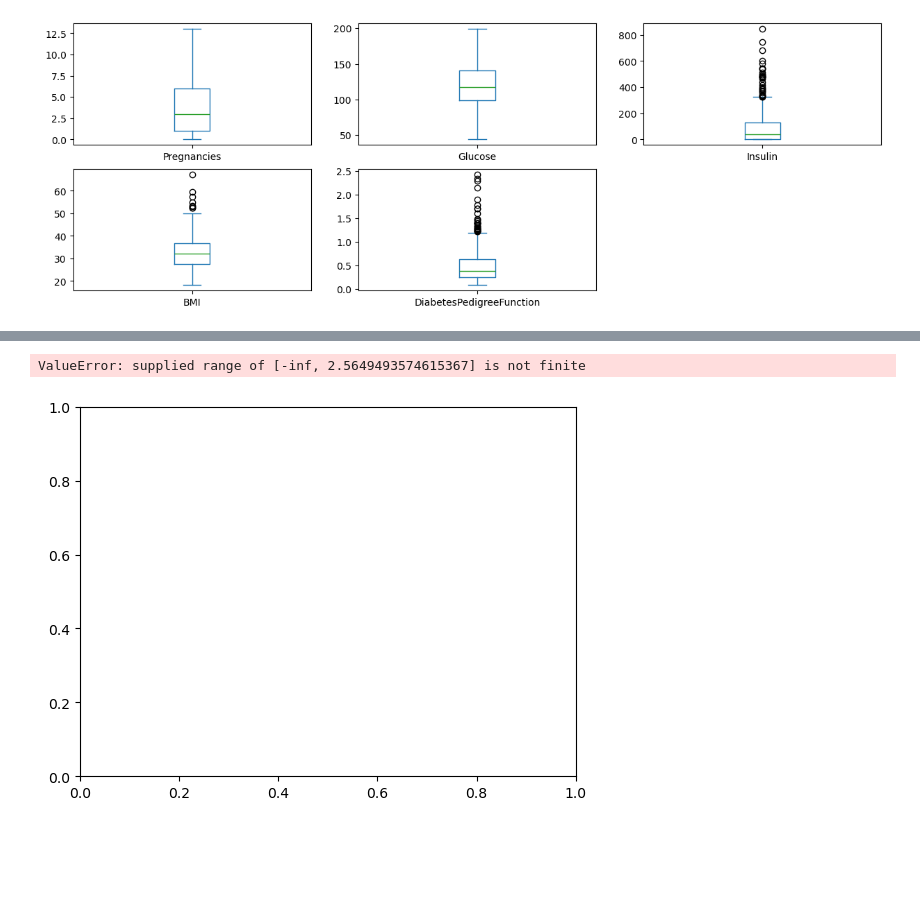
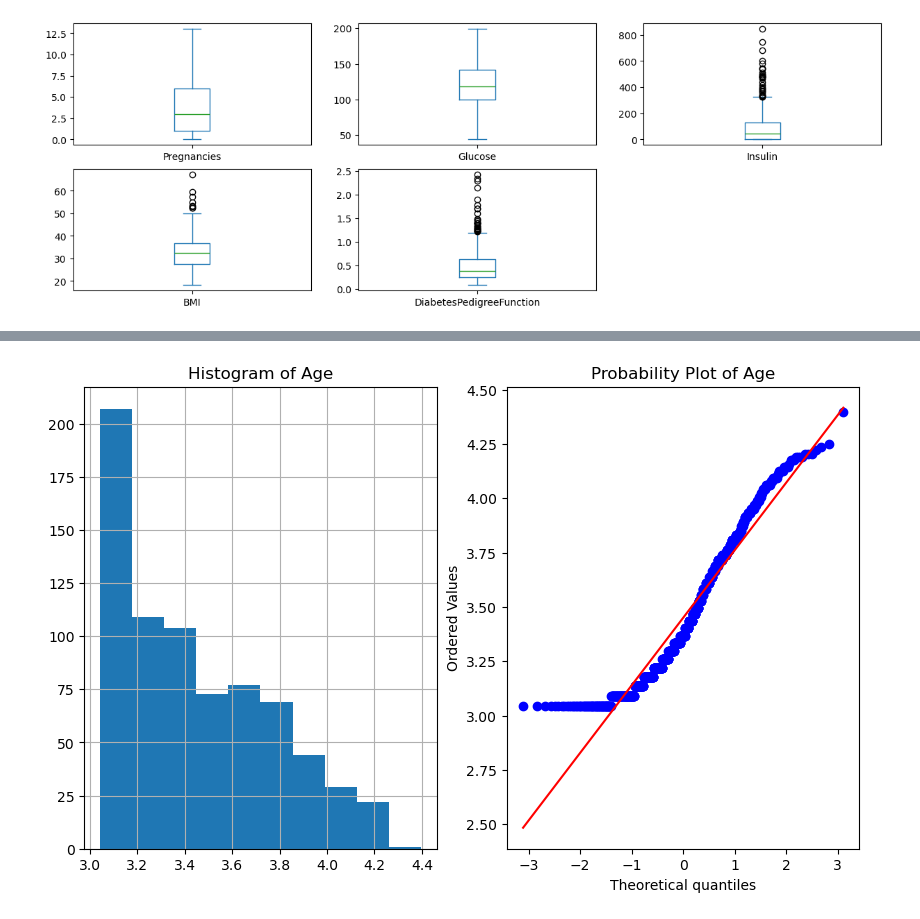
Before and after one commit to HUONSopanha/Introduction-to-Data-Science, a Jupyter notebook: Cleaning.ipynb, the cells around one changed output, grey strips where cells are left out. Drawn from its saved outputs; the diff is of its cells as text; code cells hidden in the pictures; blank space fills up the shorter version.

```diff
--- a/Cleaning.ipynb
+++ b/Cleaning.ipynb
@@ -143,9 +194,6 @@ for label in cols[:-1]:
-# %%
-plt.hist(np.log(df['Pregnancies']))
-plt.title('Pregnancies')
-plt.ylabel('Frequency')
-plt.xlabel('Pregnancies')
-plt.show()
-# %% [output]
-ValueError: supplied range of [-inf, 2.5649493574615367] is not finite
-[figure, removed]
+# %%
+df['Age'] = np.log(df['Age'])
+# %%
+plot_data(df,'Age')
+# %% [output]
+[figure, added]
```
Also changed, not shown: parts of 18 cells of this notebook.
